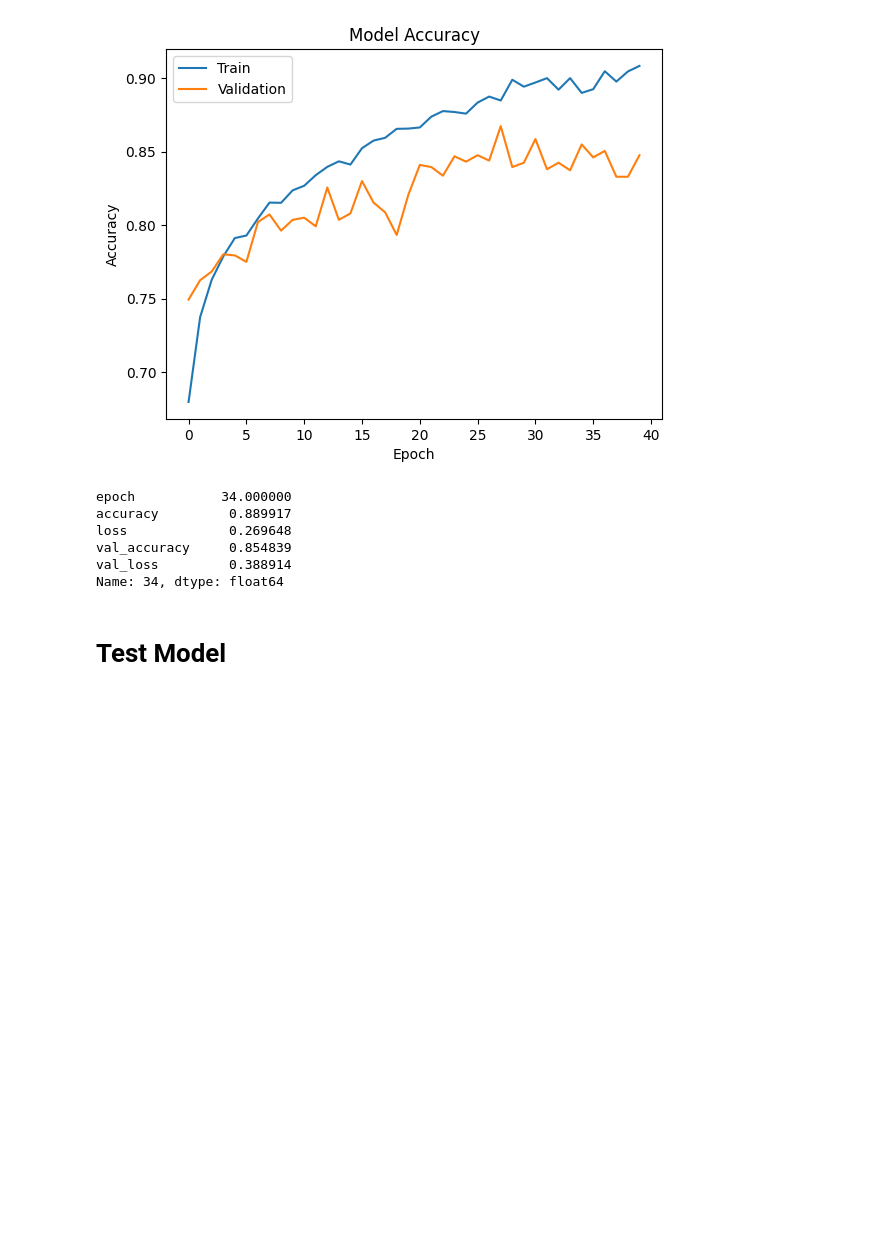
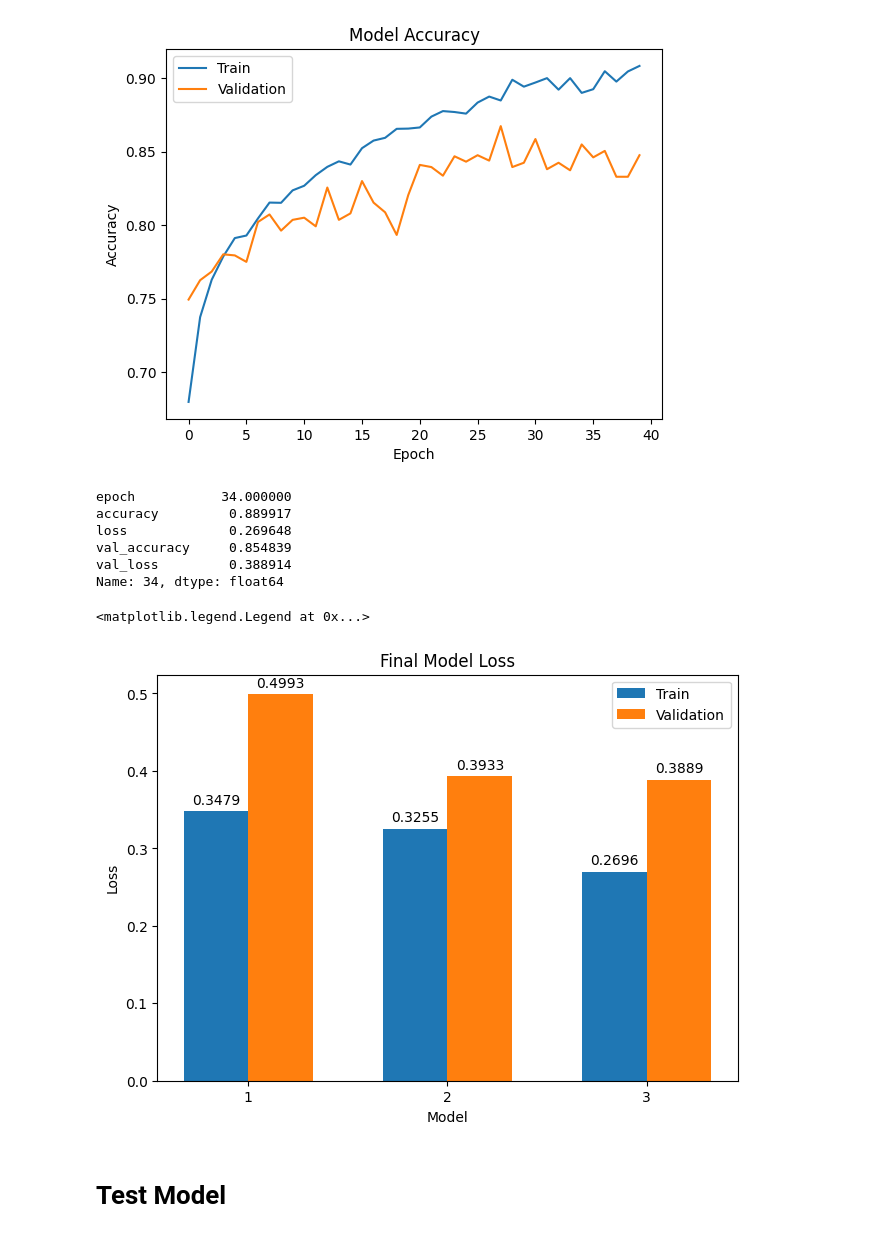
Before and after one commit to JM-Elbambo/Exploring-Transfer-Learning-Approaches-for-Direct-Mycological-Examination-of-Microscopic-Fungi-Image, a Jupyter notebook: main.ipynb, the cells around one changed output. Saved outputs shown, nothing was run; the diff lists cells and outputs as text; code cells hidden in the pictures; blank space fills up the shorter version.

```diff
--- a/main.ipynb
+++ b/main.ipynb
@@ -298,7 +262,8 @@ plt.show()
 [figure]
 [figure]
 # %%
-history_base.iloc[-6]
+base_best = history_base.iloc[-6]
+base_best
 # %% [output]
 epoch           22.000000
 accuracy         0.865924
@@ -330,7 +295,8 @@ plt.show()
 [figure]
 [figure]
 # %%
-history_custom.iloc[-6]
+custom_best = history_custom.iloc[-6]
+custom_best
 # %% [output]
 epoch           20.000000
 accuracy         0.862788
@@ -362,7 +328,8 @@ plt.show()
 [figure]
 [figure]
 # %%
-history_custom_2.iloc[-6]
+custom2_best = history_custom_2.iloc[-6]
+custom2_best
 # %% [output]
 epoch           34.000000
 accuracy         0.889917
@@ -370,6 +337,34 @@ loss             0.269648
 val_accuracy     0.854839
 val_loss         0.388914
 Name: 34, dtype: float64
+# %%
+import numpy as np
+
+x = np.arange(3)  # the label locations
+width = 0.325  # the width of the bars
+multiplier = 0.5
+values = {
+    "Train" : (base_best["loss"], custom_best["loss"], custom2_best["loss"]),
+    "Validation" : (base_best["val_loss"], custom_best["val_loss"], custom2_best["val_loss"])
+}
+
+fig, ax = plt.subplots(layout='constrained')
+
+for attribute, measurement in values.items():
+    offset = width * multiplier
+    rects = ax.bar(x + offset, [round(x, 4) for x in measurement], width, label=attribute)
+    ax.bar_label(rects, padding=3)
+    multiplier += 1
+
+# Add some text for labels, title and custom x-axis tick labels, etc.
+ax.set_xlabel("Model")
+ax.set_ylabel("Loss")
+ax.set_title("Final Model Loss")
+ax.set_xticks(x + width, ("1", "2", "3"))
+ax.legend()
+# %% [output]
+<matplotlib.legend.Legend at 0x...>
+[figure, added]
 # %% [markdown]
 # Test Model
 # %%
```
Also changed, not shown: parts of 7 cells of this notebook, 1 other file.
